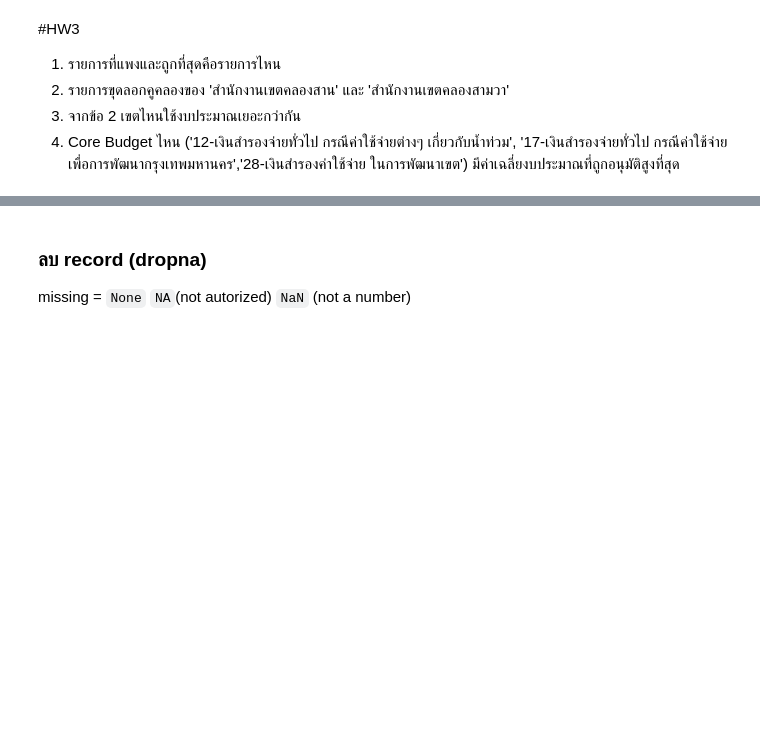
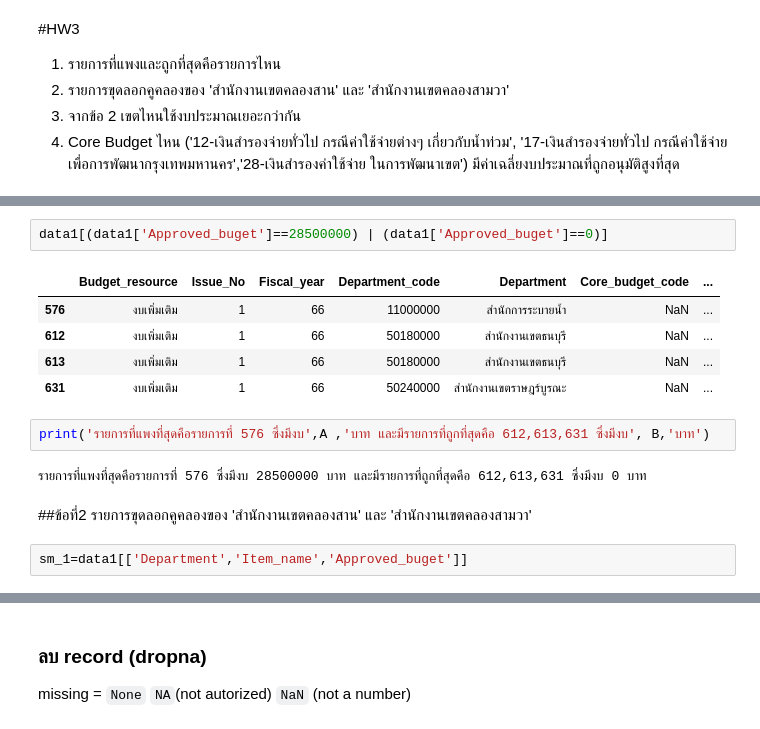
Before and after one commit to Ratchadakorn26/python_dataviz2023, a Jupyter notebook: Pandas101.ipynb, the cells around one changed output, grey strips where cells are left out. Saved outputs shown, nothing was run; the diff lists cells and outputs as text; blank space fills up the shorter version.

```diff
--- a/Pandas101.ipynb
+++ b/Pandas101.ipynb
@@ -865,0 +890,16 @@ set(data1['Core_budget_code' ])
+# %%
+data1[(data1['Approved_buget']==28500000) | (data1['Approved_buget']==0)]
+# %% [output]
+|  | Budget_resource | Issue_No | Fiscal_year | Department_code | Department | Core_budget_code | ... |
+| 576 | งบเพิ่มเติม | 1 | 66 | 11000000 | สำนักการระบายน้ำ | NaN | ... |
+| 612 | งบเพิ่มเติม | 1 | 66 | 50180000 | สำนักงานเขตธนบุรี | NaN | ... |
+| 613 | งบเพิ่มเติม | 1 | 66 | 50180000 | สำนักงานเขตธนบุรี | NaN | ... |
+| 631 | งบเพิ่มเติม | 1 | 66 | 50240000 | สำนักงานเขตราษฎร์บูรณะ | NaN | ... |
+# %%
+print('รายการที่แพงที่สุดคือรายการที่ 576 ซึ่งมีงบ',A ,'บาท และมีรายการที่ถูกที่สุดคือ 612,613,631 ซึ่งมีงบ', B,'บาท')
+# %% [output]
+รายการที่แพงที่สุดคือรายการที่ 576 ซึ่งมีงบ 28500000 บาท และมีรายการที่ถูกที่สุดคือ 612,613,631 ซึ่งมีงบ 0 บาท
+# %% [markdown]
+ ##ข้อที่2 รายการขุดลอกคูคลองของ 'สำนักงานเขตคลองสาน' และ 'สำนักงานเขตคลองสามวา'
+# %%
+sm_1=data1[['Department','Item_name','Approved_buget']]
```
Also changed, not shown: parts of 28 cells of this notebook.
